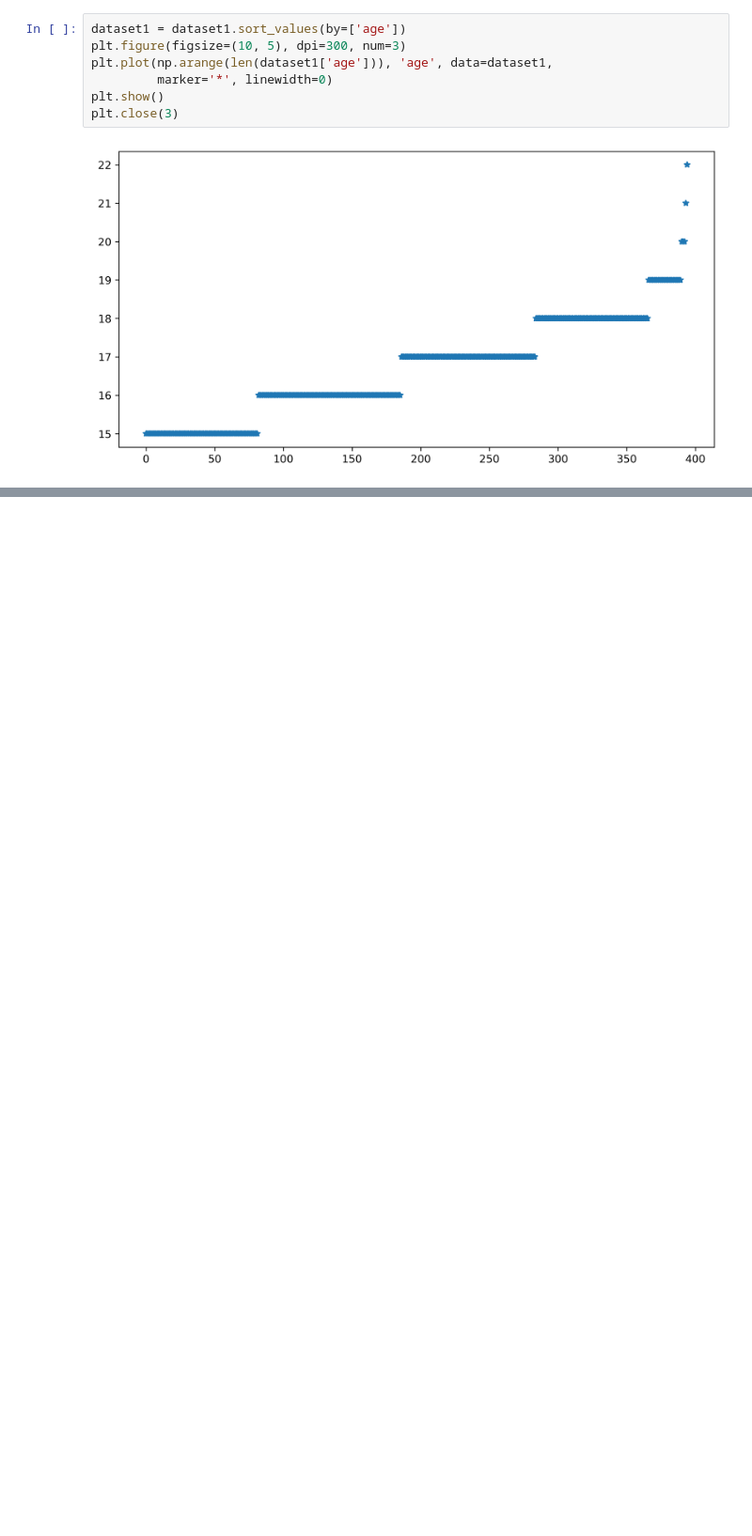
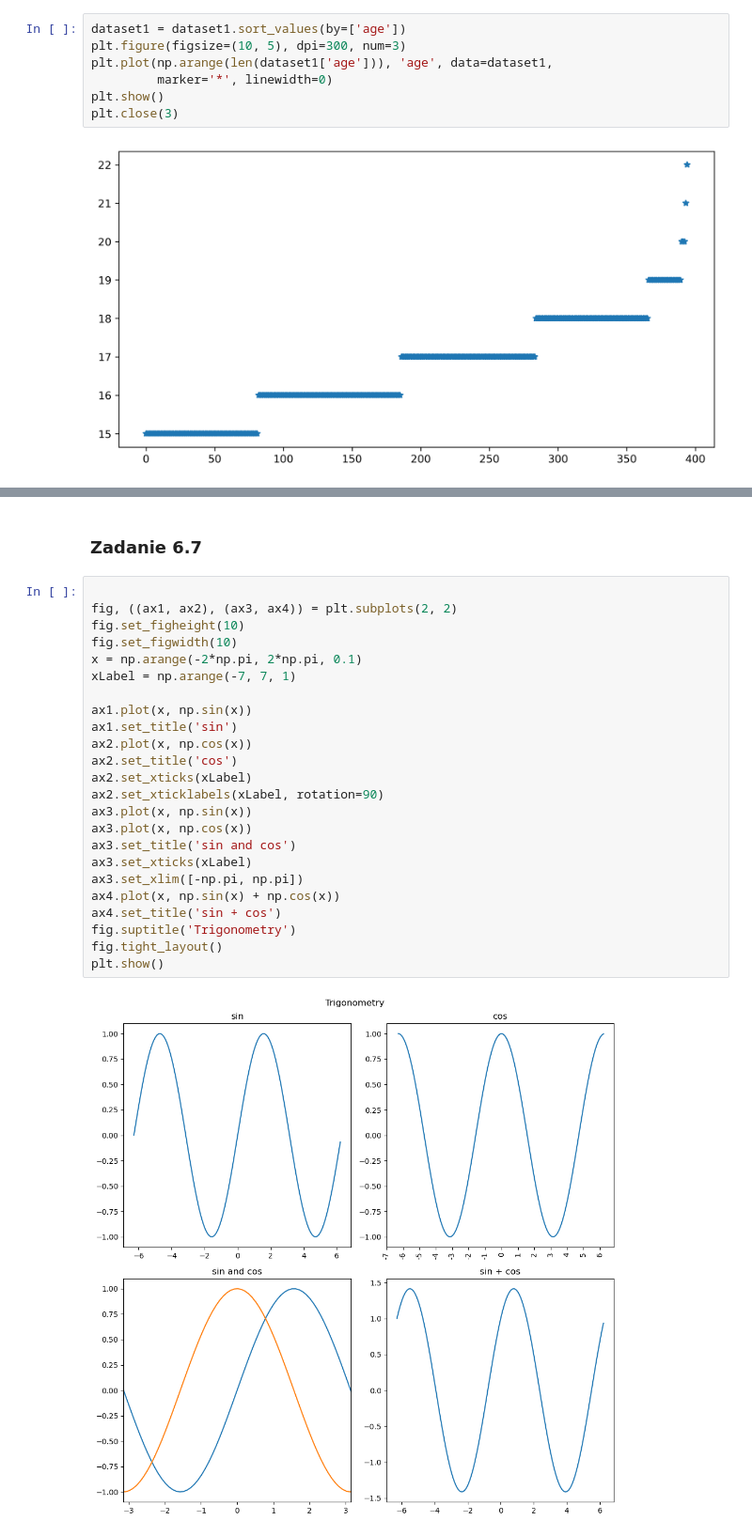
Before and after one commit to kplawik/MetodyWizualizacjiDanych, a Jupyter notebook: zadania_6.ipynb, the cells around one changed output, grey strips where cells are left out. Shown: that part at 94% size. Drawn from its saved outputs; the diff is of its cells as text; blank space fills up the shorter version.

```diff
--- a/zadania_6.ipynb
+++ b/zadania_6.ipynb
@@ -63,0 +160,28 @@ plt.close(3)
+# %% [markdown]
+### Zadanie 6.7
+# %%
+
+fig, ((ax1, ax2), (ax3, ax4)) = plt.subplots(2, 2)
+fig.set_figheight(10)
+fig.set_figwidth(10)
+x = np.arange(-2*np.pi, 2*np.pi, 0.1)
+xLabel = np.arange(-7, 7, 1)
+
+ax1.plot(x, np.sin(x))
+ax1.set_title('sin')
+ax2.plot(x, np.cos(x))
+ax2.set_title('cos')
+ax2.set_xticks(xLabel)
+ax2.set_xticklabels(xLabel, rotation=90)
+ax3.plot(x, np.sin(x))
+ax3.plot(x, np.cos(x))
+ax3.set_title('sin and cos')
+ax3.set_xticks(xLabel)
+ax3.set_xlim([-np.pi, np.pi])
+ax4.plot(x, np.sin(x) + np.cos(x))
+ax4.set_title('sin + cos')
+fig.suptitle('Trigonometry')
+fig.tight_layout()
+plt.show()
+# %% [output]
+[figure, added]
```
Also changed, not shown: parts of 15 cells of this notebook.
